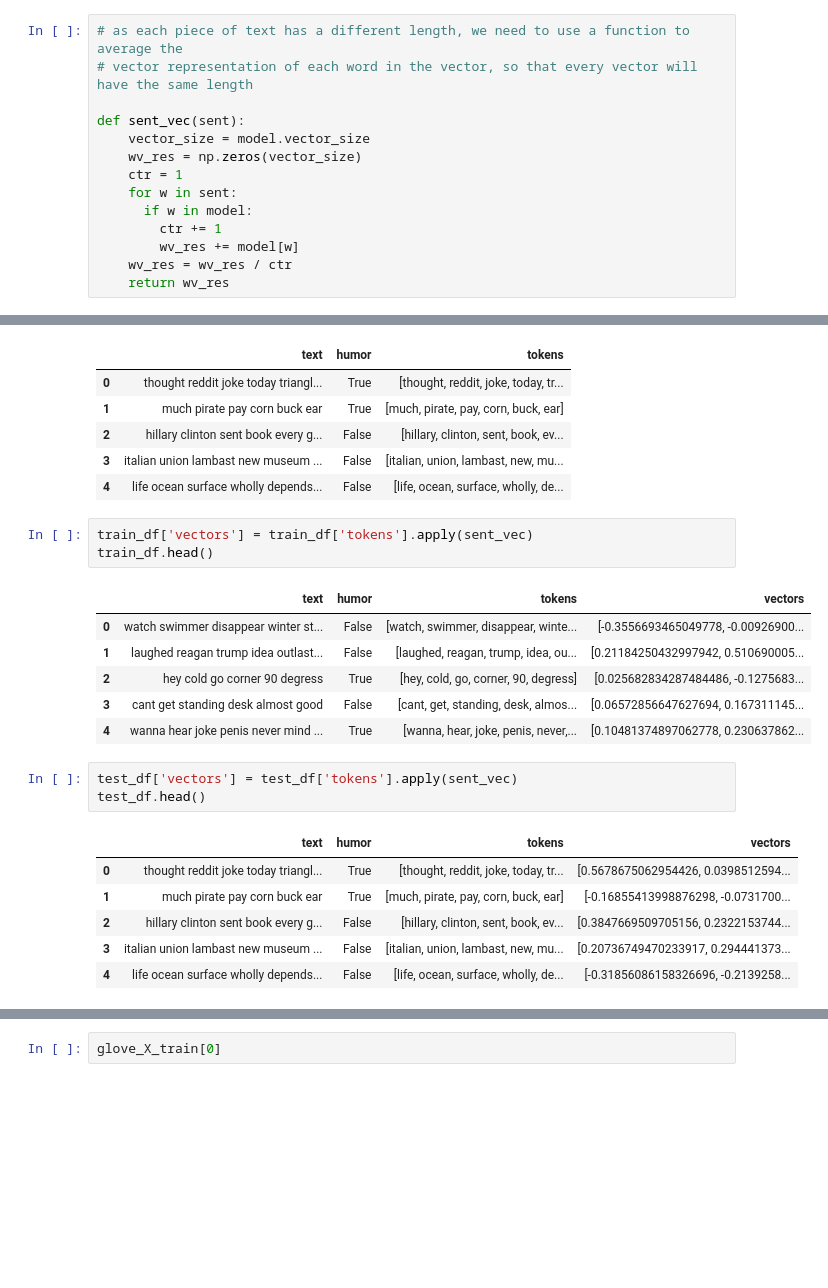
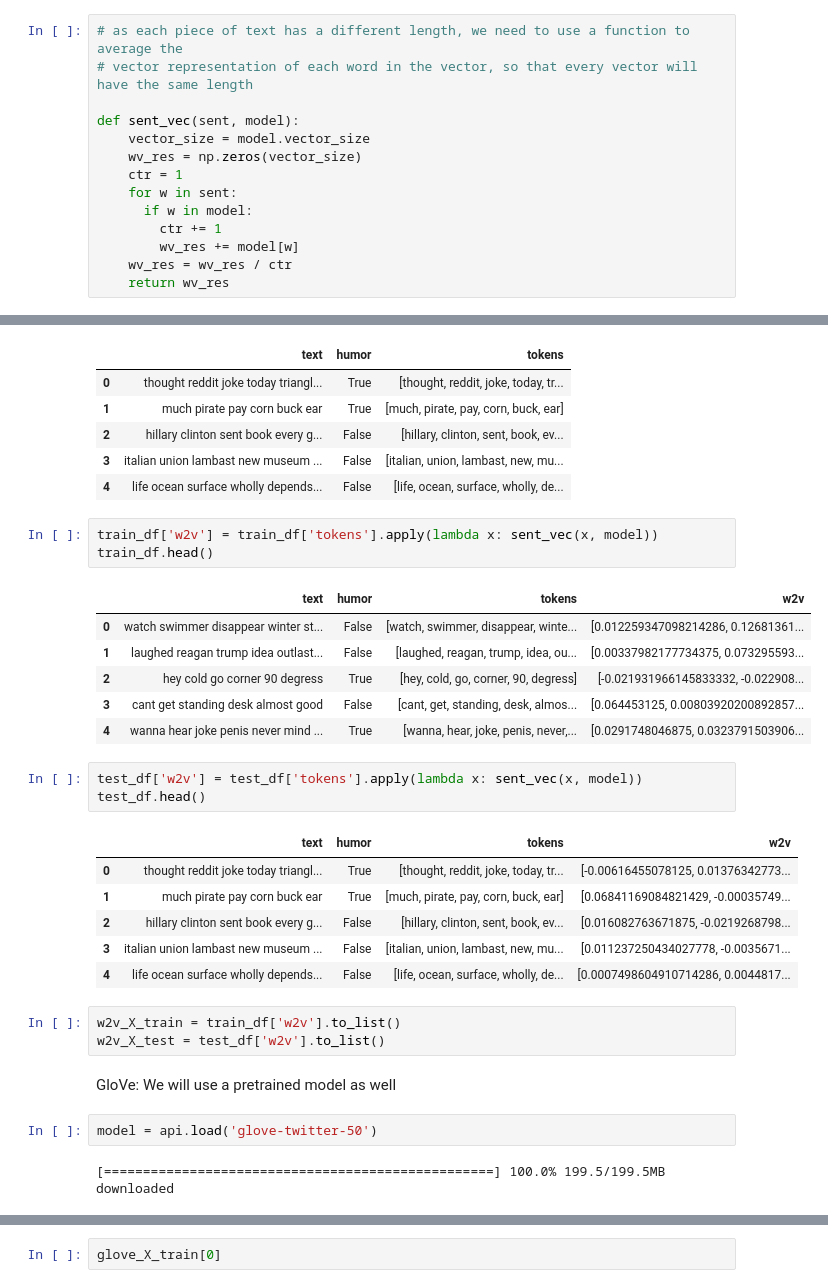
Before and after one commit to yjiahao/Humor-Detection, a Jupyter notebook: ML_models_experimentation.ipynb, the cells around one changed output, grey strips where cells are left out. Cells and saved outputs as stored; diff of their text form; blank space fills up the shorter version.

```diff
--- a/ML_models_experimentation.ipynb
+++ b/ML_models_experimentation.ipynb
@@ -165,7 +139,7 @@ model = api.load('glove-twitter-50')
 # as each piece of text has a different length, we need to use a function to average the
 # vector representation of each word in the vector, so that every vector will have the same length
 
-def sent_vec(sent):
+def sent_vec(sent, model):
     vector_size = model.vector_size
     wv_res = np.zeros(vector_size)
     ctr = 1
@@ -201,22 +175,31 @@ test_df.head()
 | 3 | italian union lambast new museum ... | False | [italian, union, lambast, new, mu... |
 | 4 | life ocean surface wholly depends... | False | [life, ocean, surface, wholly, de... |
 # %%
-train_df['vectors'] = train_df['tokens'].apply(sent_vec)
+train_df['w2v'] = train_df['tokens'].apply(lambda x: sent_vec(x, model))
 train_df.head()
 # %% [output]
-|  | text | humor | tokens | vectors |
-| 0 | watch swimmer disappear winter st... | False | [watch, swimmer, disappear, winte... | [-0.3556693465049778, -0.00926900... |
-| 1 | laughed reagan trump idea outlast... | False | [laughed, reagan, trump, idea, ou... | [0.21184250432997942, 0.510690005... |
-| 2 | hey cold go corner 90 degress | True | [hey, cold, go, corner, 90, degress] | [0.025682834287484486, -0.1275683... |
-| 3 | cant get standing desk almost good | False | [cant, get, standing, desk, almos... | [0.06572856647627694, 0.167311145... |
-| 4 | wanna hear joke penis never mind ... | True | [wanna, hear, joke, penis, never,... | [0.10481374897062778, 0.230637862... |
+|  | text | humor | tokens | w2v |
+| 0 | watch swimmer disappear winter st... | False | [watch, swimmer, disappear, winte... | [0.012259347098214286, 0.12681361... |
+| 1 | laughed reagan trump idea outlast... | False | [laughed, reagan, trump, idea, ou... | [0.00337982177734375, 0.073295593... |
+| 2 | hey cold go corner 90 degress | True | [hey, cold, go, corner, 90, degress] | [-0.021931966145833332, -0.022908... |
+| 3 | cant get standing desk almost good | False | [cant, get, standing, desk, almos... | [0.064453125, 0.00803920200892857... |
+| 4 | wanna hear joke penis never mind ... | True | [wanna, hear, joke, penis, never,... | [0.0291748046875, 0.0323791503906... |
 # %%
-test_df['vectors'] = test_df['tokens'].apply(sent_vec)
+test_df['w2v'] = test_df['tokens'].apply(lambda x: sent_vec(x, model))
 test_df.head()
 # %% [output]
-|  | text | humor | tokens | vectors |
-| 0 | thought reddit joke today triangl... | True | [thought, reddit, joke, today, tr... | [0.5678675062954426, 0.0398512594... |
-| 1 | much pirate pay corn buck ear | True | [much, pirate, pay, corn, buck, ear] | [-0.16855413998876298, -0.0731700... |
-| 2 | hillary clinton sent book every g... | False | [hillary, clinton, sent, book, ev... | [0.3847669509705156, 0.2322153744... |
-| 3 | italian union lambast new museum ... | False | [italian, union, lambast, new, mu... | [0.20736749470233917, 0.294441373... |
-| 4 | life ocean surface wholly depends... | False | [life, ocean, surface, wholly, de... | [-0.31856086158326696, -0.2139258... |
+|  | text | humor | tokens | w2v |
+| 0 | thought reddit joke today triangl... | True | [thought, reddit, joke, today, tr... | [-0.00616455078125, 0.01376342773... |
+| 1 | much pirate pay corn buck ear | True | [much, pirate, pay, corn, buck, ear] | [0.06841169084821429, -0.00035749... |
+| 2 | hillary clinton sent book every g... | False | [hillary, clinton, sent, book, ev... | [0.016082763671875, -0.0219268798... |
+| 3 | italian union lambast new museum ... | False | [italian, union, lambast, new, mu... | [0.011237250434027778, -0.0035671... |
+| 4 | life ocean surface wholly depends... | False | [life, ocean, surface, wholly, de... | [0.0007498604910714286, 0.0044817... |
+# %%
+w2v_X_train = train_df['w2v'].to_list()
+w2v_X_test = test_df['w2v'].to_list()
+# %% [markdown]
+GloVe: We will use a pretrained model as well
+# %%
+model = api.load('glove-twitter-50')
+# %% [output]
+[==================================================] 100.0% 199.5/199.5MB downloaded
```
Also changed, not shown: parts of 14 cells of this notebook.
